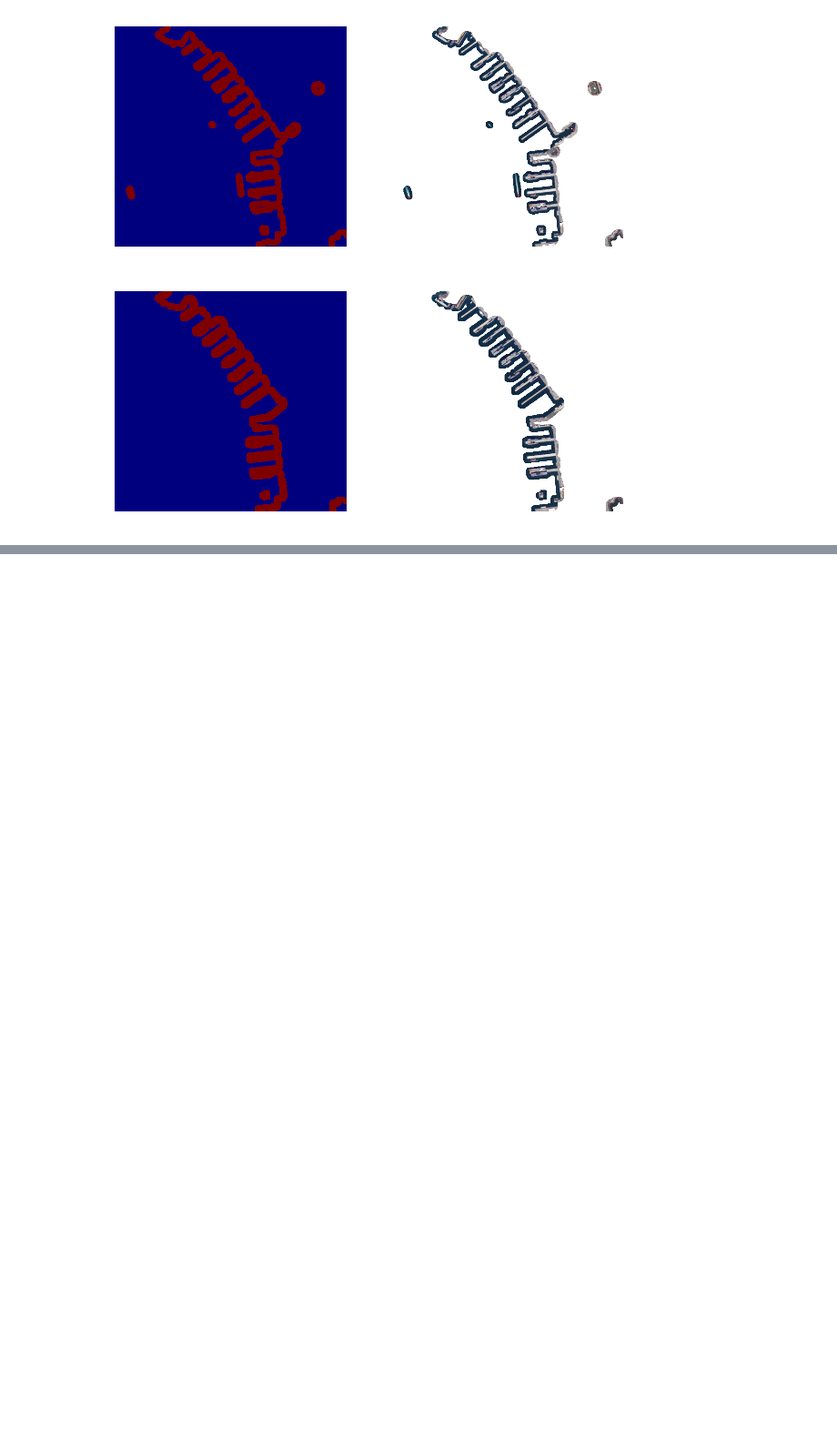
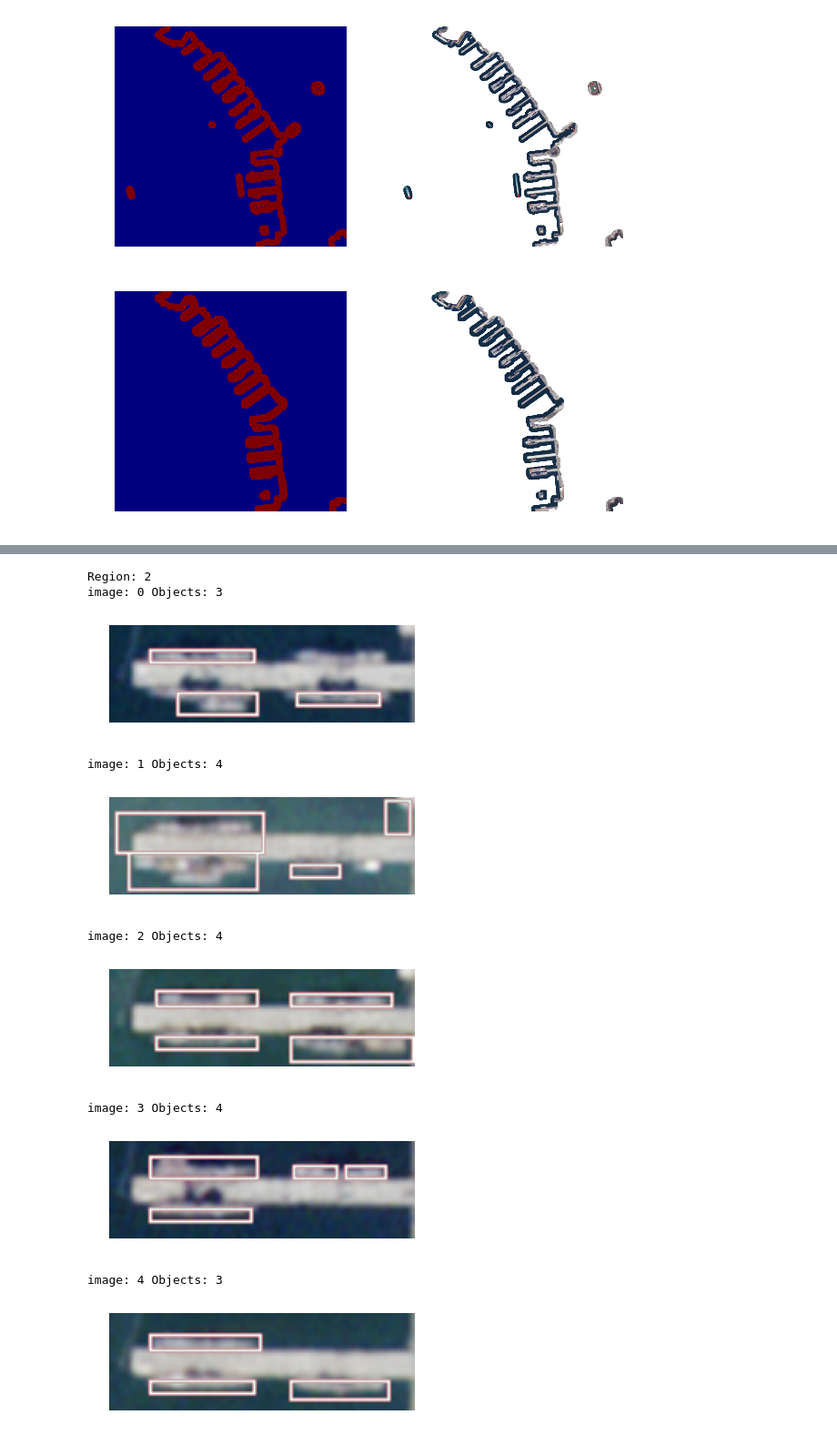
Before and after one commit to chelm/jupyter-demos, a Jupyter notebook: PlanetLabs_SanDiego.ipynb, the cells around one changed output, grey strips where cells are left out. Shown at 91% size. Cells and saved outputs as stored; diff of their text form; code cells hidden in the pictures; blank space fills up the shorter version.

```diff
--- a/PlanetLabs_SanDiego.ipynb
+++ b/PlanetLabs_SanDiego.ipynb
@@ -405,0 +365,78 @@ render_array(image_regions[3][4], union_mask)
+# %%
+from skimage.morphology import binary_opening
+
+total = 0
+threshold = 170
+
+def find_objects(r, r_img, show=False):
+    vis = r_img.copy()
+    #t_mask = threshold_mask2( r_img, threshold=threshold )
+    t_mask = hsv_mask( r_img, threshold=threshold )
+
+    mask = region_masks[r].copy()
+    #render_array(vis, t_mask)
+
+    diff = mask - t_mask
+    diff[ diff < 255 ] = 0
+    diff = binary_opening(diff).astype(np.uint8)
+
+    labels = measure.label(diff)
+    props = measure.regionprops(labels)
+
+    if show == True:
+        render_array(vis, labels)
+
+    contours, hierarchy = cv2.findContours(diff.copy(), cv2.RETR_EXTERNAL, cv2.CHAIN_APPROX_NONE)
+
+    filter_contours = []
+    areas = []
+    for cnt in contours:
+        area = cv2.contourArea(cnt)
+        if area > 20.0:
+            areas.append(area)
+            filter_contours.append(cnt)
+            cv2.drawContours(vis, cnt, -1, (255,0,0), 2)
+    return filter_contours, areas
+
+
+found_objects = []
+for i, regions in enumerate(image_regions):
+    region_objs = []
+    for r, img in enumerate(regions):
+        contours, areas = find_objects(r, img.copy())
+        cnt = len(contours)
+        total += cnt
+        region_objs.append({'areas': areas, 'contours': contours, 'count': cnt})
+    found_objects.append(region_objs)
+
+
+
+def show_region(r):
+    print 'Region:', r
+    counts = []
+    for i, image in enumerate(image_regions):
+        objects = found_objects[i][r]
+        print 'image:', i, 'Objects:', objects['count']
+        counts.append(objects['count'])
+        vis = image[r].copy()
+        for cnt in objects['contours']:
+            x,y,w,h = cv2.boundingRect(cnt)
+            cv2.rectangle(vis,(x,y),(x+w,y+h),(255,0,0),1)
+        render_array(vis, width=6, height=6)
+
+
+
+#c, a = find_objects(2, image_regions[0][2], show=True)
+show_region(2)
+# %% [output]
+Region: 2
+image: 0 Objects: 3
+[figure, added]
+image: 1 Objects: 4
+[figure, added]
+image: 2 Objects: 4
+[figure, added]
+image: 3 Objects: 4
+[figure, added]
+image: 4 Objects: 3
+[figure, added]
```
Also changed, not shown: parts of 13 cells of this notebook.
